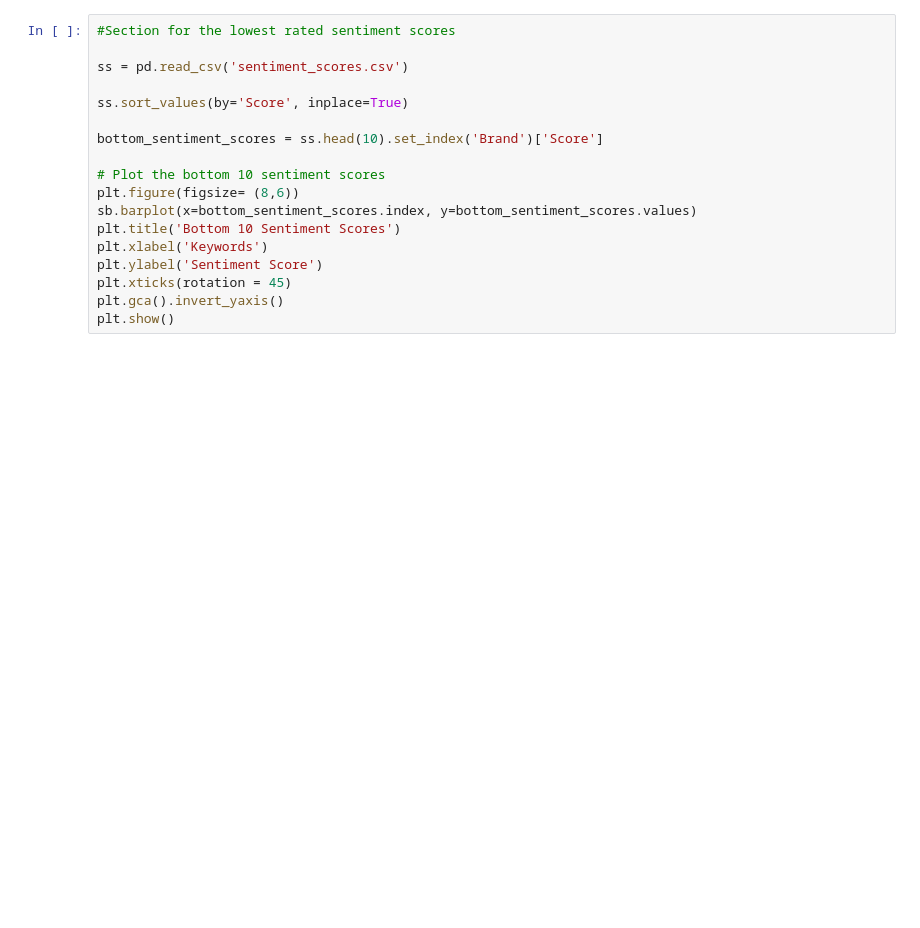
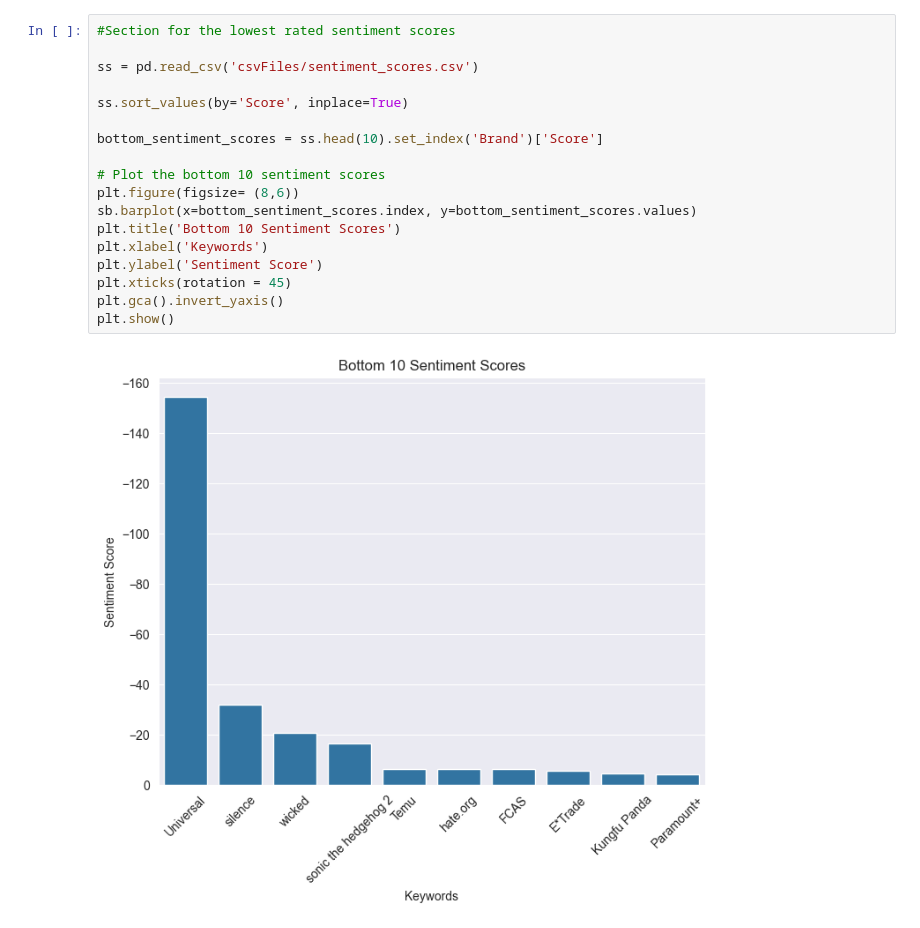
Before and after one commit to MattSebahar/GameDayAnalytics2024, a Jupyter notebook: pandasTest.ipynb, the cells around one changed output. Cells and saved outputs as stored; diff of their text form; blank space fills up the shorter version.

```diff
--- a/pandasTest.ipynb
+++ b/pandasTest.ipynb
@@ -86,18 +116,20 @@ plt.show()
 # %%
 #Section for the lowest rated sentiment scores
 
-ss = pd.read_csv('sentiment_scores.csv')
+ss = pd.read_csv('csvFiles/sentiment_scores.csv')
 
 ss.sort_values(by='Score', inplace=True)
 
 bottom_sentiment_scores = ss.head(10).set_index('Brand')['Score']
 
 # Plot the bottom 10 sentiment scores
 plt.figure(figsize= (8,6))
 sb.barplot(x=bottom_sentiment_scores.index, y=bottom_sentiment_scores.values)
 plt.title('Bottom 10 Sentiment Scores')
 plt.xlabel('Keywords')
 plt.ylabel('Sentiment Score')
 plt.xticks(rotation = 45)
 plt.gca().invert_yaxis()
 plt.show()
+# %% [output]
+[figure, added]
```
Also changed, not shown: parts of 10 cells of this notebook, 6 other files.
